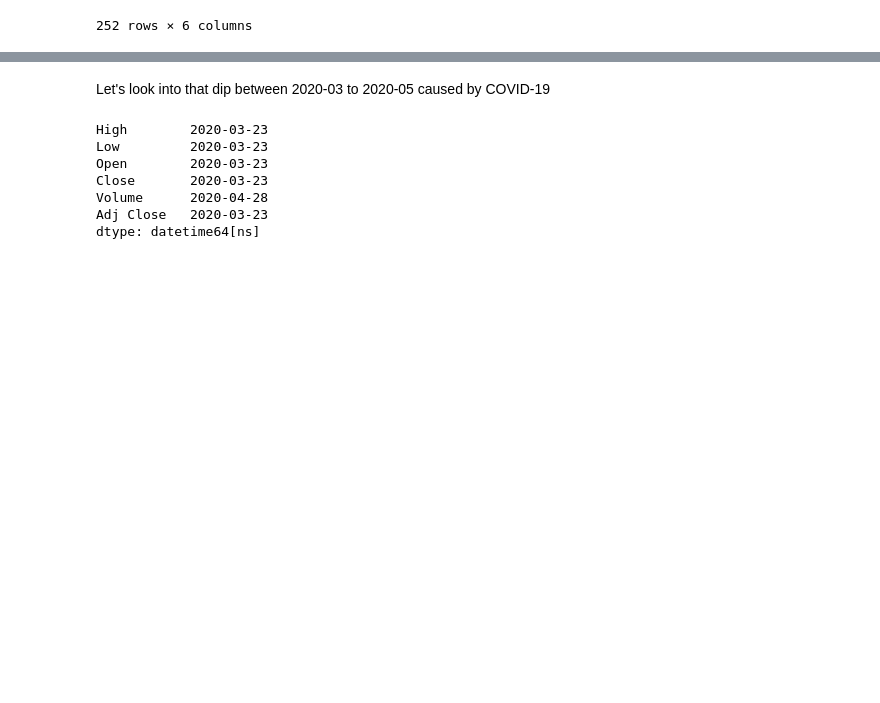
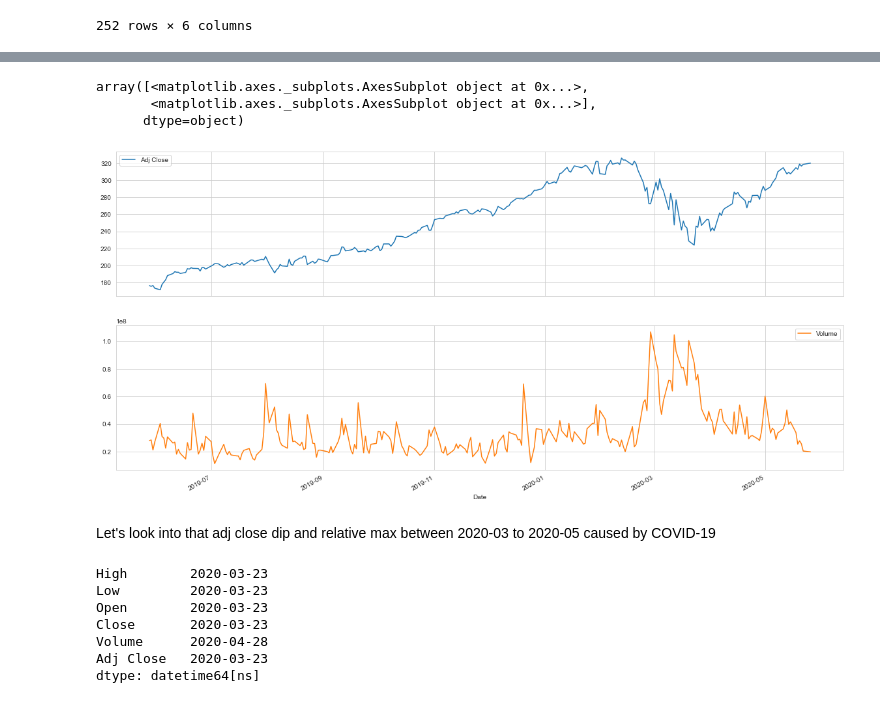
Before and after one commit to chibao659/Stock-Market, a Jupyter notebook: Stock Market Data Analysis Project.ipynb, the cells around one changed output, grey strips where cells are left out. Saved outputs shown, nothing was run; the diff lists cells and outputs as text; code cells hidden in the pictures; blank space fills up the shorter version.

```diff
--- a/Stock Market Data Analysis Project.ipynb
+++ b/Stock Market Data Analysis Project.ipynb
@@ -80,5 +82,12 @@ AAPL['Volume'].plot(ax=ax2,figsize=(10,3),legend=True)
+# %%
+AAPL[['Adj Close','Volume']].plot(subplots=True,figsize=(20,10),legend=True)
+# %% [output]
+array([<matplotlib.axes._subplots.AxesSubplot object at 0x...>,
+       <matplotlib.axes._subplots.AxesSubplot object at 0x...>],
+      dtype=object)
+[figure, added]
 # %% [markdown]
-Let's look into that dip between 2020-03 to 2020-05 caused by COVID-19
+Let's look into that adj close dip and relative max between 2020-03 to 2020-05 caused by COVID-19
 # %%
 AAPL.loc['2020-03-01':'2020-05-01'].idxmin()
 # %% [output]
```
Also changed, not shown: parts of 59 cells of this notebook.
